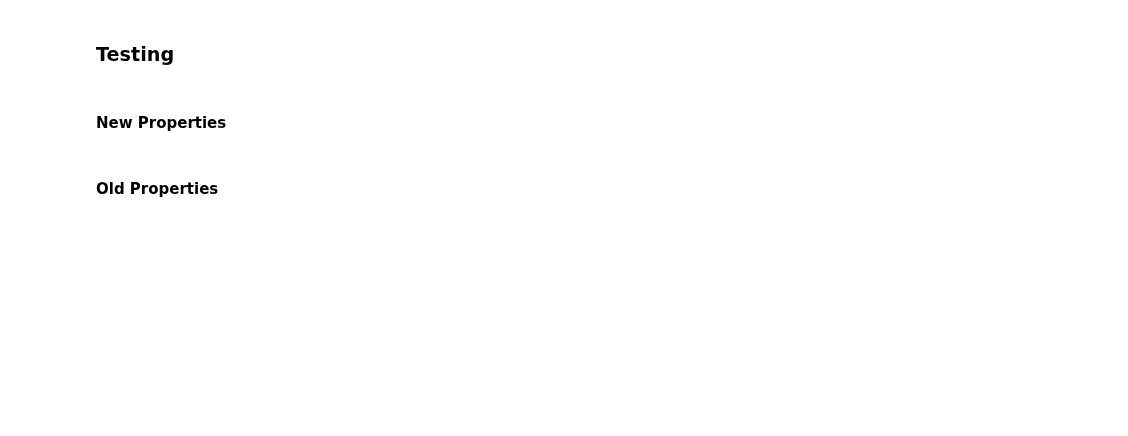
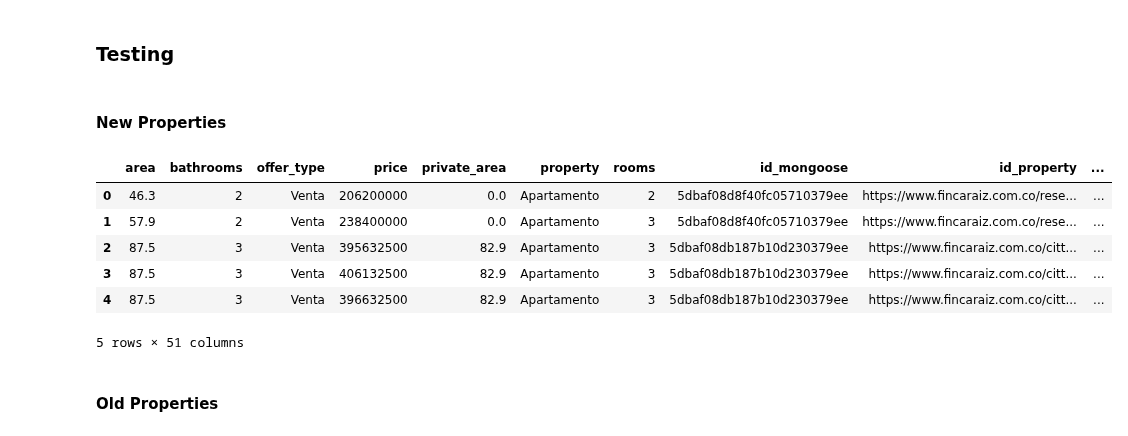
Before and after one commit to stivenramireza/anutibara-web-scraping, a Jupyter notebook: data-cleaning/data_preparation.ipynb, the cells around one changed output. Drawn from its saved outputs; the diff is of its cells as text; code cells hidden in the pictures; blank space fills up the shorter version.

```diff
--- a/data-cleaning/data_preparation.ipynb
+++ b/data-cleaning/data_preparation.ipynb
@@ -231,7 +223,15 @@ KeyError: 'price'
 # %% [markdown]
 #### New Properties
 # %%
-ddf_new_properties
+ddf_new_properties.head(5)
+# %% [output]
+|  | area | bathrooms | offer_type | price | private_area | property | rooms | id_mongoose | id_property | ... |
+| 0 | 46.3 | 2 | Venta | 206200000 | 0.0 | Apartamento | 2 | 5dbaf08d8f40fc05710379ee | https://www.fincaraiz.com.co/rese... | ... |
+| 1 | 57.9 | 2 | Venta | 238400000 | 0.0 | Apartamento | 3 | 5dbaf08d8f40fc05710379ee | https://www.fincaraiz.com.co/rese... | ... |
+| 2 | 87.5 | 3 | Venta | 395632500 | 82.9 | Apartamento | 3 | 5dbaf08db187b10d230379ee | https://www.fincaraiz.com.co/citt... | ... |
+| 3 | 87.5 | 3 | Venta | 406132500 | 82.9 | Apartamento | 3 | 5dbaf08db187b10d230379ee | https://www.fincaraiz.com.co/citt... | ... |
+| 4 | 87.5 | 3 | Venta | 396632500 | 82.9 | Apartamento | 3 | 5dbaf08db187b10d230379ee | https://www.fincaraiz.com.co/citt... | ... |
+5 rows × 51 columns
 # %% [markdown]
 #### Old Properties
 # %%
```
Also changed, not shown: parts of 4 cells of this notebook.
